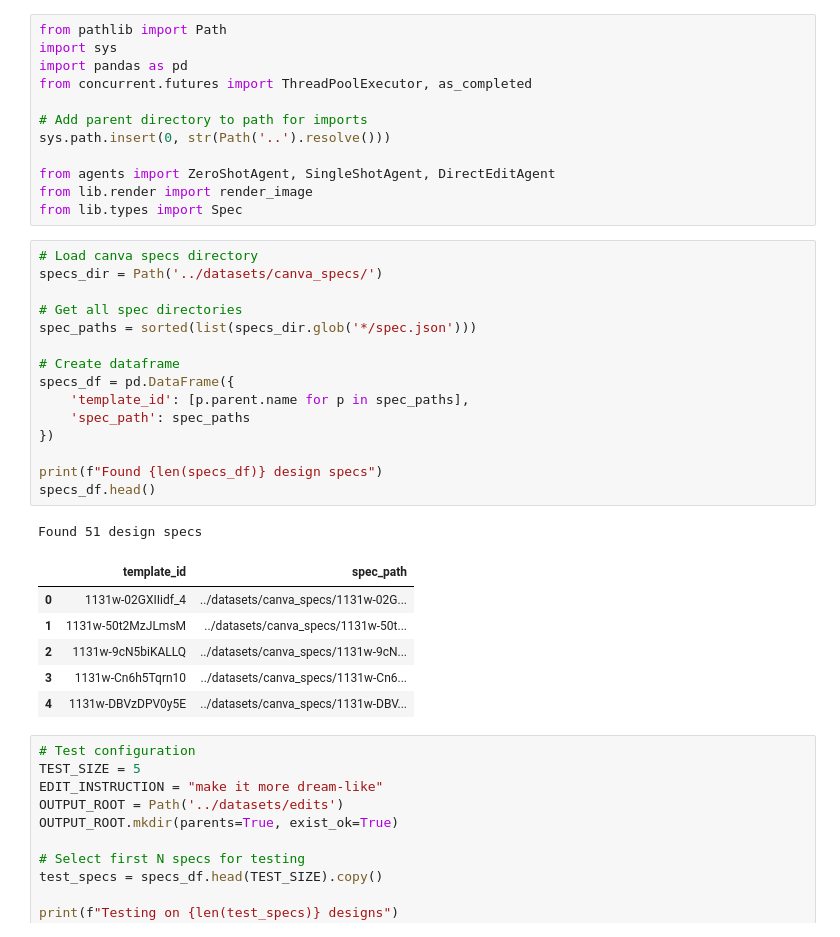
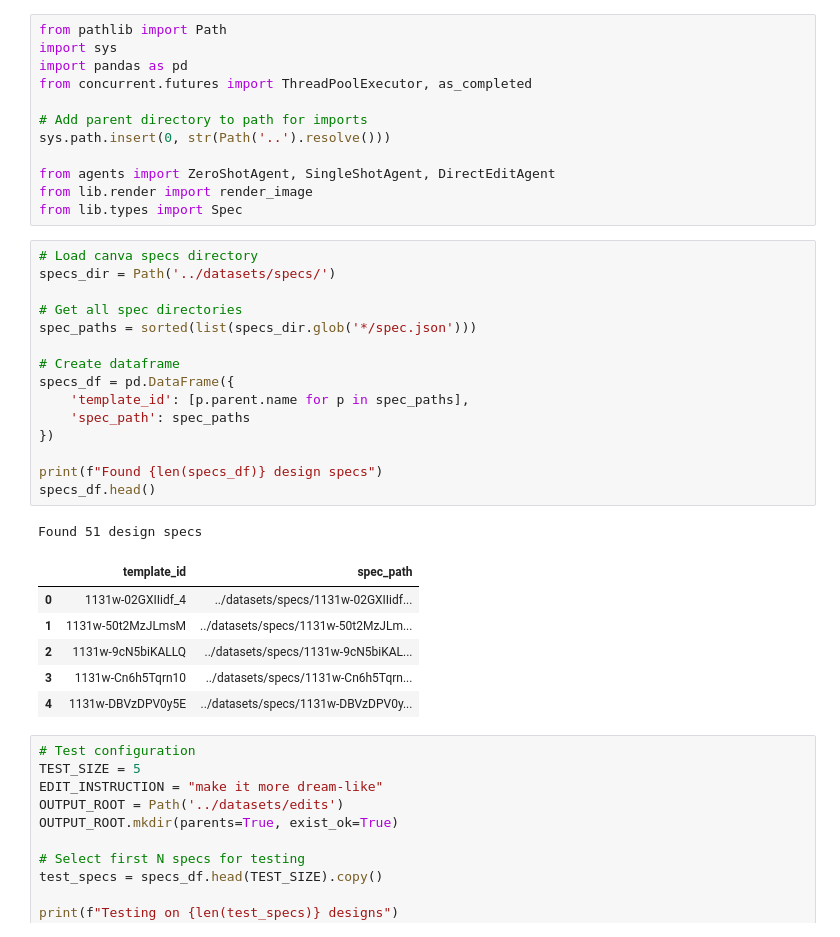
Before and after one commit to DaveFerBear/reconstruction-research, a Jupyter notebook: notebooks/edit.ipynb, the cells around one changed output. Cells and saved outputs as stored; diff of their text form.

Commit message:
rm canva from pathnames

```diff
--- a/notebooks/edit.ipynb
+++ b/notebooks/edit.ipynb
@@ -12,27 +12,27 @@ from lib.render import render_image
 from lib.types import Spec
 # %%
 # Load canva specs directory
-specs_dir = Path('../datasets/canva_specs/')
+specs_dir = Path('../datasets/specs/')
 
 # Get all spec directories
 spec_paths = sorted(list(specs_dir.glob('*/spec.json')))
 
 # Create dataframe
 specs_df = pd.DataFrame({
     'template_id': [p.parent.name for p in spec_paths],
     'spec_path': spec_paths
 })
 
 print(f"Found {len(specs_df)} design specs")
 specs_df.head()
 # %% [output]
 Found 51 design specs
 |  | template_id | spec_path |
-| 0 | 1131w-02GXIIidf_4 | ../datasets/canva_specs/1131w-02G... |
-| 1 | 1131w-50t2MzJLmsM | ../datasets/canva_specs/1131w-50t... |
-| 2 | 1131w-9cN5biKALLQ | ../datasets/canva_specs/1131w-9cN... |
-| 3 | 1131w-Cn6h5Tqrn10 | ../datasets/canva_specs/1131w-Cn6... |
-| 4 | 1131w-DBVzDPV0y5E | ../datasets/canva_specs/1131w-DBV... |
+| 0 | 1131w-02GXIIidf_4 | ../datasets/specs/1131w-02GXIIidf... |
+| 1 | 1131w-50t2MzJLmsM | ../datasets/specs/1131w-50t2MzJLm... |
+| 2 | 1131w-9cN5biKALLQ | ../datasets/specs/1131w-9cN5biKAL... |
+| 3 | 1131w-Cn6h5Tqrn10 | ../datasets/specs/1131w-Cn6h5Tqrn... |
+| 4 | 1131w-DBVzDPV0y5E | ../datasets/specs/1131w-DBVzDPV0y... |
 # %%
 # Test configuration
 TEST_SIZE = 5
```
Also changed, not shown: parts of 2 cells of this notebook, 10 other files.
